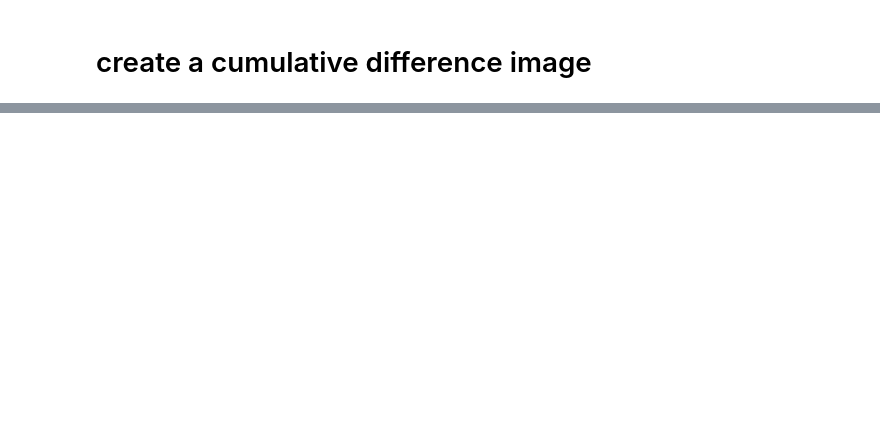
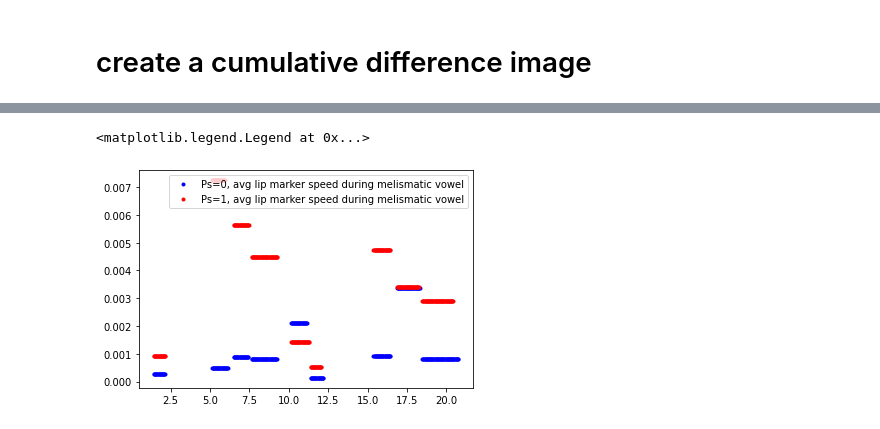
Before and after one commit to EvanSamaa/jali_sing, a Jupyter notebook: Singing evaluation.ipynb, the cells around one changed output, grey strips where cells are left out. Cells and saved outputs as stored; diff of their text form; code cells hidden in the pictures; blank space fills up the shorter version.

```diff
--- a/Singing evaluation.ipynb
+++ b/Singing evaluation.ipynb
@@ -77,0 +333,28 @@ plt.plot(diff)
+# %%
+tripped = 0
+for i in range(1, len(vowel_out[2])):
+    item = vowel_out[2][i]
+    if (item[0][-1] - item[0][0] >= 0.5):
+        if tripped == 0:
+            plt.plot(item[0], item[1].mean() * np.ones(item[0].shape), "bo", label="Ps=0, avg lip marker speed during melismatic vowel",markersize=3)
+            tripped = 1
+        else:
+            plt.plot(item[0], item[1].mean() * np.ones(item[0].shape), "bo", markersize=3)
+
+tripped = 0
+for i in range(1, len(vowel_out[3])):
+    item = vowel_out[3][i]
+    comparison_start_i = vowel_out[2][i][0][0]
+    item_start_i = item[0][0]
+    diff = item_start_i - comparison_start_i
+    if (item[0][-1] - item[0][0] >= 0.5):
+        if tripped == 0:
+            plt.plot(item[0]-diff, item[1].mean() * np.ones(item[0].shape), "ro", label="Ps=1, avg lip marker speed during melismatic vowel", markersize=3)
+            tripped = 1
+        else:
+            plt.plot(item[0]-diff, item[1].mean() * np.ones(item[0].shape), "ro", markersize=3)
+
+plt.legend()
+# %% [output]
+<matplotlib.legend.Legend at 0x...>
+[figure, added]
```
Also changed, not shown: parts of 24 cells of this notebook, 1 other file.
